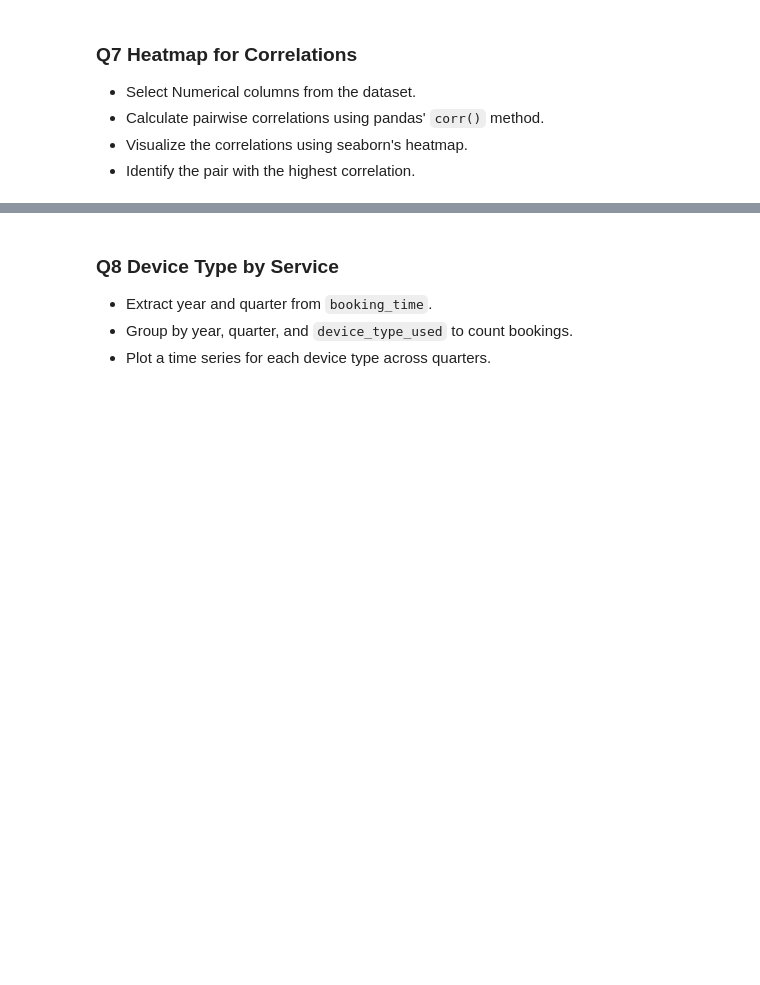
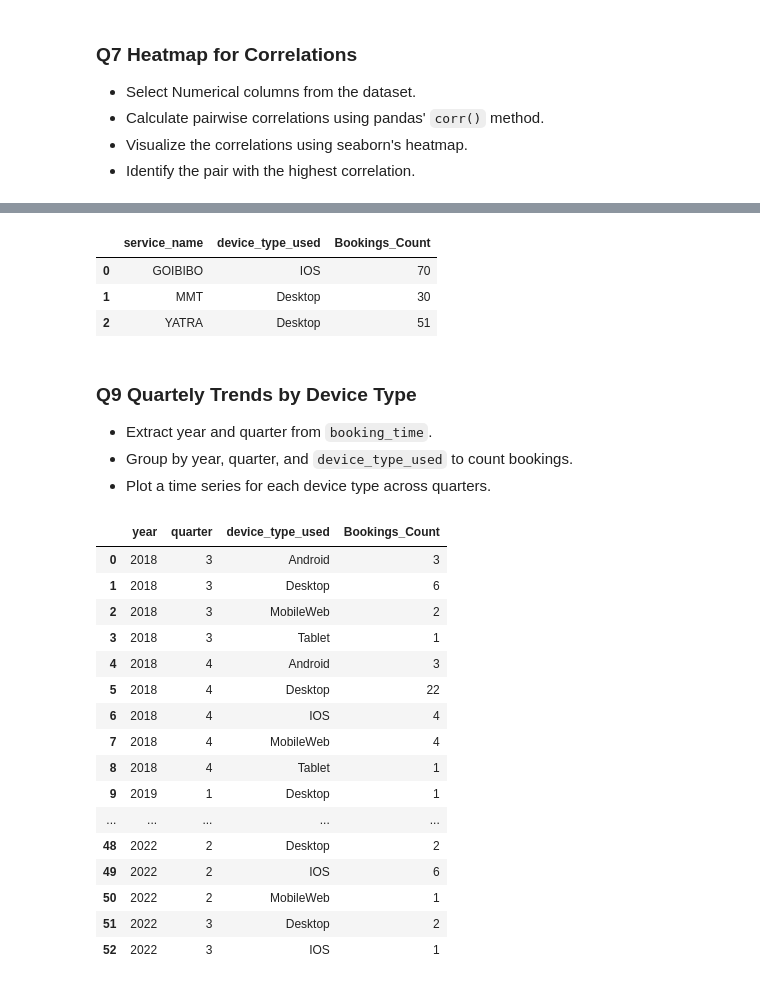
Before and after one commit to antonygatua/Data-Science-Projects, a Jupyter notebook: Travel Aggregator Analysis/notebooks/travel_aggregator.ipynb, the cells around one changed output, grey strips where cells are left out. Cells and saved outputs as stored; diff of their text form; code cells hidden in the pictures; blank space fills up the shorter version.

```diff
--- a/Travel Aggregator Analysis/notebooks/travel_aggregator.ipynb
+++ b/Travel Aggregator Analysis/notebooks/travel_aggregator.ipynb
@@ -797,5 +925,70 @@ top_depature_cities_advanced_bookings(merged_data, 'from_city', 'days_to_departu
+# %%
+device_type_by_service(merged_data, 'service_name', 'device_type_used', 'booking_id')
+# %% [output]
+|  | service_name | device_type_used | Bookings_Count |
+| 0 | GOIBIBO | IOS | 70 |
+| 1 | MMT | Desktop | 30 |
+| 2 | YATRA | Desktop | 51 |
 # %% [markdown]
-### Q8 Device Type by Service
+### Q9 Quartely Trends by Device Type
 * Extract year and quarter from `booking_time`.
 * Group by year, quarter, and `device_type_used` to count bookings.
 * Plot a time series for each device type across quarters.
+# %%
+def group_bookings_by_time_and_device(data: pd.DataFrame, date_time:str, device_column: str, booking_column: str) -> pd.DataFrame:
+    """
+    Group bookings by year, quarter, and device type, counting the number of bookings
+
+    Parameters:
+        * data (pd.DataFrame): Input DataFrame containing booking data.
+        * date_time (str): Name of column representing the datetime of bookings.
+        * device_column (str): Name of column representing the device type used.
+        * booking_column (str): Name of the column representing booking IDs
+
+    Returns:
+        pd.DataFrame: A DataFrame grouped by year, quarter, and device type with booking counts.
+    """
+    # check if input is a DataFrame
+    if not isinstance(data, pd.DataFrame):
+        raise TypeError("Input must be a DataFrame")
+
+    # validate the columns
+    columns = [date_time, device_column, booking_column]
+    for col in columns:
+        if col not in data.columns:
+            raise ValueError(f"Column '{col}' does not exist in the DataFrame")
+
+    # check if the column is in datetime format
+    if not pd.api.types.is_datetime64_any_dtype(data[date_time]):
+        raise TypeError(f"Column '{date_time}' must be in datetime format.")
+
+    # extract the year and quarter
+    data['year'] = data[date_time].dt.year
+    data['quarter'] = data[date_time].dt.quarter
+
+    # group by year, quarter, and device column, then count bookings
+    grouped_data = data.groupby(['year', 'quarter', device_column]).agg(Bookings_Count=(booking_column, 'count')).reset_index()
+
+    return grouped_data
+# %%
+result = group_bookings_by_time_and_device(merged_data, 'booking_time', 'device_type_used', 'booking_id')
+
+result
+# %% [output]
+|  | year | quarter | device_type_used | Bookings_Count |
+| 0 | 2018 | 3 | Android | 3 |
+| 1 | 2018 | 3 | Desktop | 6 |
+| 2 | 2018 | 3 | MobileWeb | 2 |
+| 3 | 2018 | 3 | Tablet | 1 |
+| 4 | 2018 | 4 | Android | 3 |
+| 5 | 2018 | 4 | Desktop | 22 |
+| 6 | 2018 | 4 | IOS | 4 |
+| 7 | 2018 | 4 | MobileWeb | 4 |
+| 8 | 2018 | 4 | Tablet | 1 |
+| 9 | 2019 | 1 | Desktop | 1 |
+| ... | ... | ... | ... | ... |
+| 48 | 2022 | 2 | Desktop | 2 |
+| 49 | 2022 | 2 | IOS | 6 |
+| 50 | 2022 | 2 | MobileWeb | 1 |
+| 51 | 2022 | 3 | Desktop | 2 |
+| 52 | 2022 | 3 | IOS | 1 |
```
Also changed, not shown: parts of 17 cells of this notebook.
